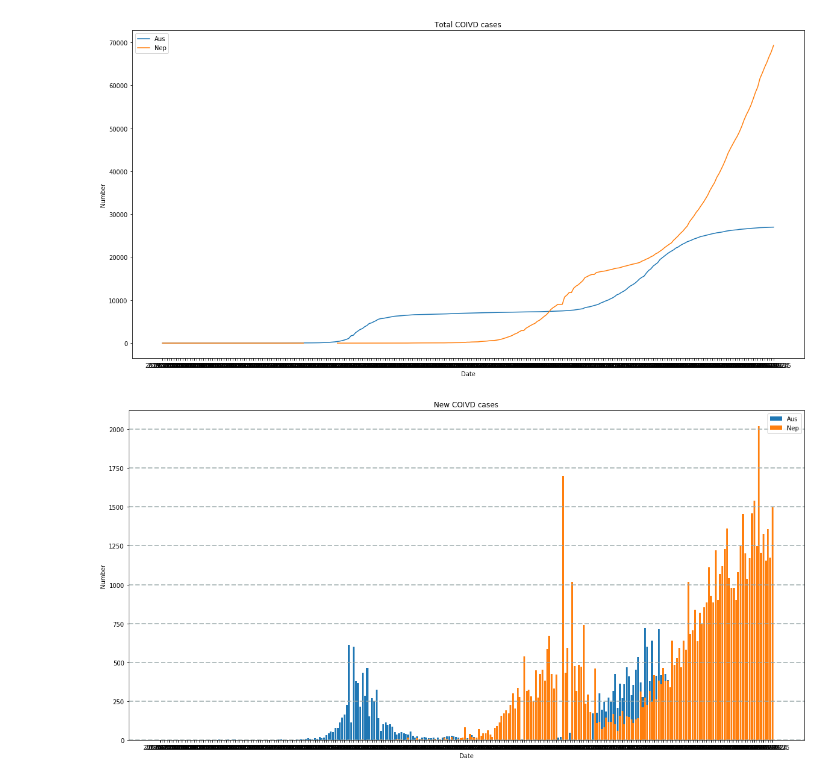
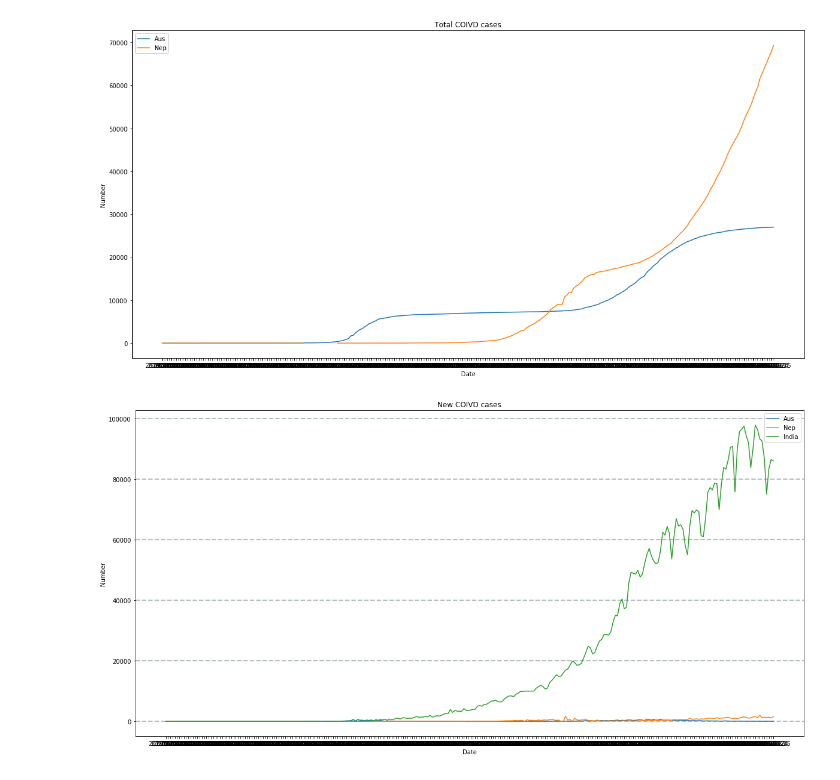
Before and after one commit to BirendraRokaha/Learn2020, a Jupyter notebook: Data Analysis and Visualization/COVID/COVID_Data.ipynb, the cells around one changed output. Drawn from its saved outputs; the diff is of its cells as text; code cells hidden in the pictures.

Commit message:
Added functions for plotting graphs

```diff
--- a/Data Analysis and Visualization/COVID/COVID_Data.ipynb
+++ b/Data Analysis and Visualization/COVID/COVID_Data.ipynb
@@ -38,5 +38,6 @@ data_file
 # %%
 nepal = data_file[data_file.location == 'Nepal']
 
+aus = data_file[data_file.location == 'Australia']
 
-aus = data_file[data_file.location == 'Australia']
+ind = data_file[data_file.location == 'India']
@@ -104,24 +161,26 @@ plt.show()
 # %%
 # Ploting the graph
 
 
 plt.figure(figsize=(20,10))
 plt.grid(color='#95a5a6', linestyle='--', linewidth=2, axis='y', alpha=0.7)
 
 # Getting the data to plot
-plt.bar(aus.date,aus.new_cases)
-plt.bar(nepal.date,nepal.new_cases)
+plt.plot(aus.date,aus.new_cases)
+plt.plot(nepal.date,nepal.new_cases)
+plt.plot(nepal.date,ind.new_cases)
+
 
 # labelling
 plt.title("New COIVD cases")
 plt.xlabel("Date")
 plt.ylabel("Number")
-plt.legend(['Aus','Nep'])
+plt.legend(['Aus','Nep','India'])
 
 # Display
 plt.show()
 # %% [output]
-[figure, old version]
+[figure, new version]
 # %%
 # data to plot
 n_groups = 4
```
Also changed, not shown: parts of 4 cells of this notebook, 1 other file.
